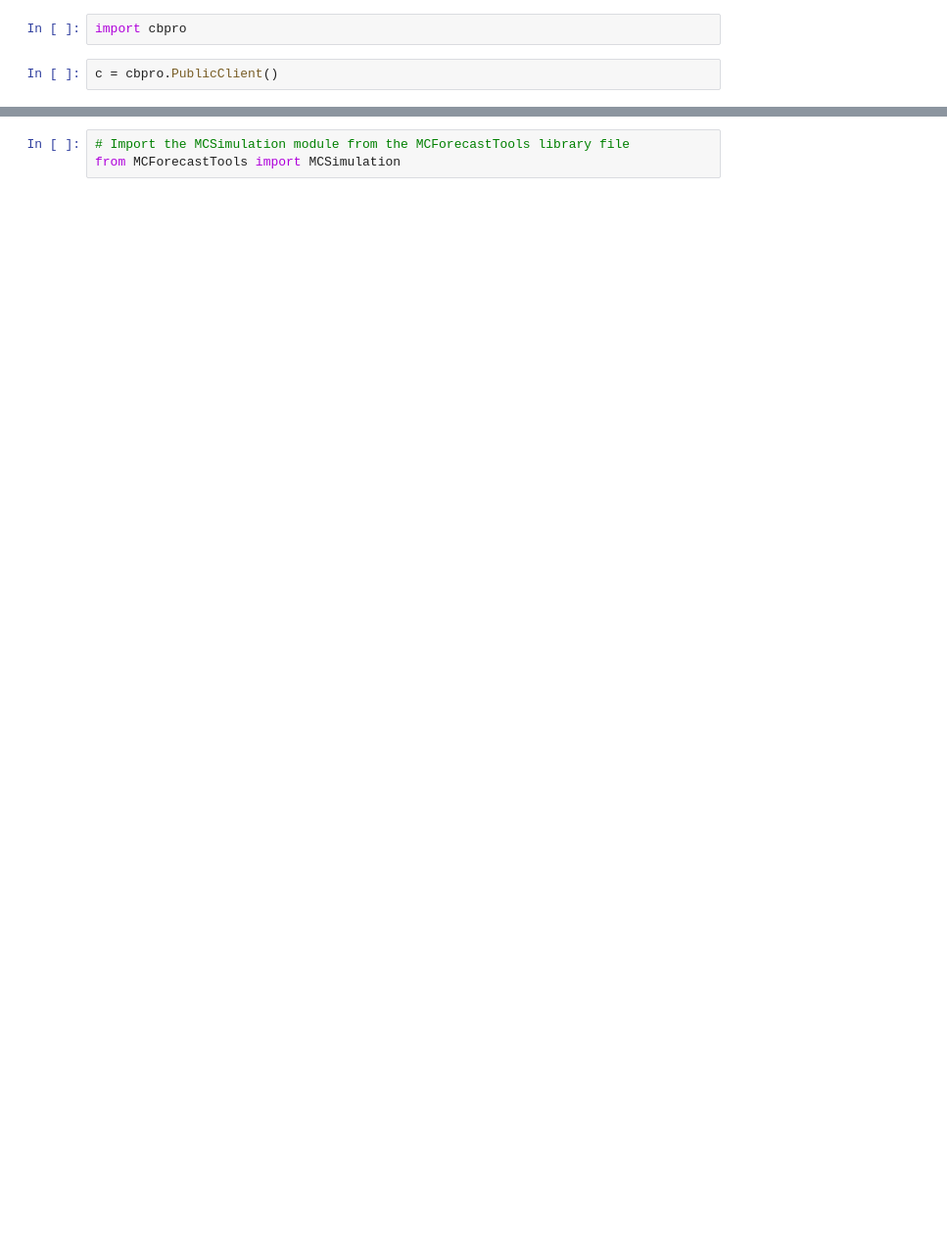
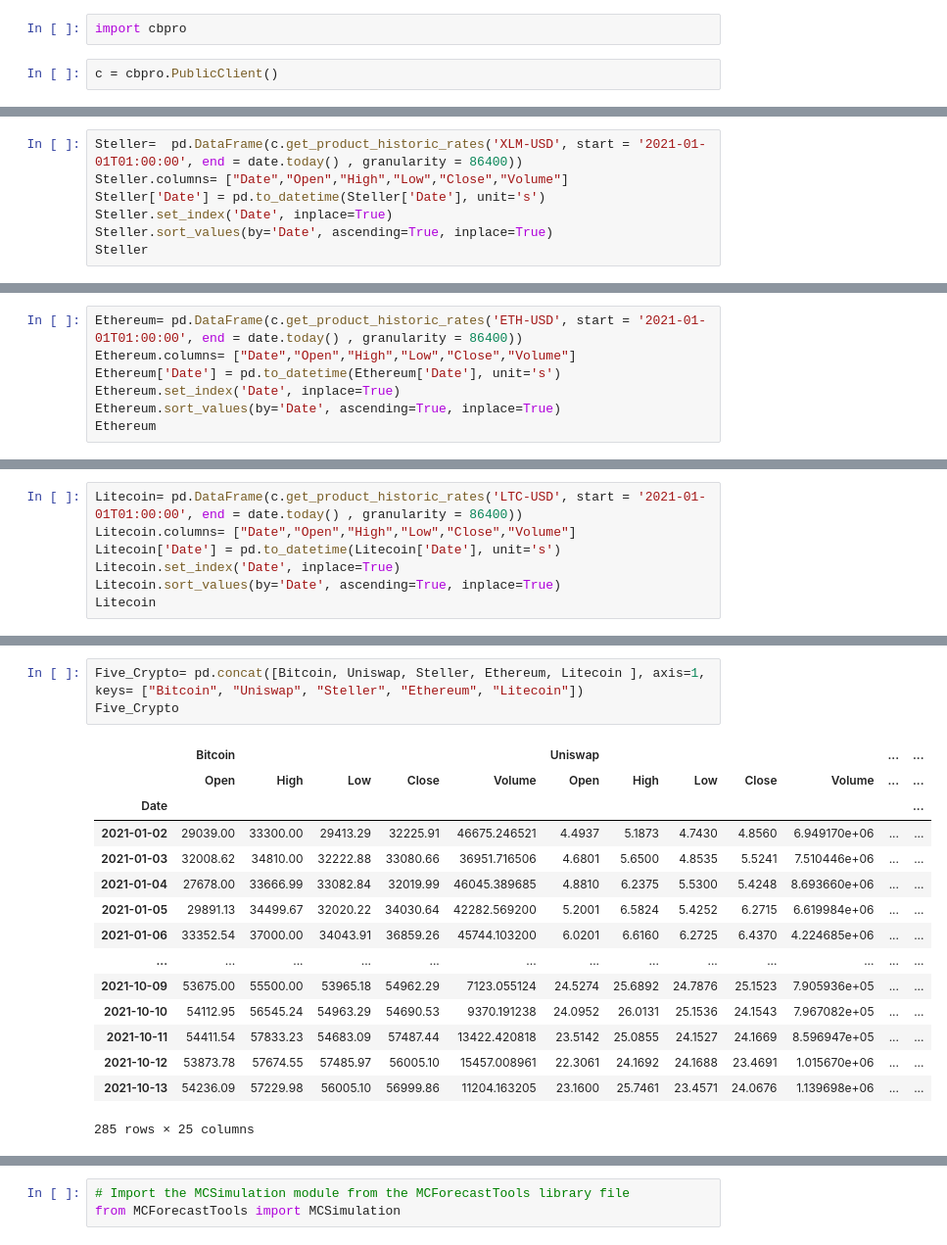
Before and after one commit to Swati-Subhadarshini/UWFinTech_Group3_Project1, a Jupyter notebook: Test_CBPRO.ipynb, the cells around one changed output, grey strips where cells are left out. Shown: that part at 98% size. Saved outputs shown, nothing was run; the diff lists cells and outputs as text; blank space fills up the shorter version.

```diff
--- a/Test_CBPRO.ipynb
+++ b/Test_CBPRO.ipynb
@@ -54,0 +55,7 @@ Cardano
+# %%
+Steller=  pd.DataFrame(c.get_product_historic_rates('XLM-USD', start = '2021-01-01T01:00:00', end = date.today() , granularity = 86400))
+Steller.columns= ["Date","Open","High","Low","Close","Volume"]
+Steller['Date'] = pd.to_datetime(Steller['Date'], unit='s')
+Steller.set_index('Date', inplace=True)
+Steller.sort_values(by='Date', ascending=True, inplace=True)
+Steller
@@ -54,0 +77,7 @@ Cardano
+# %%
+Ethereum= pd.DataFrame(c.get_product_historic_rates('ETH-USD', start = '2021-01-01T01:00:00', end = date.today() , granularity = 86400))
+Ethereum.columns= ["Date","Open","High","Low","Close","Volume"]
+Ethereum['Date'] = pd.to_datetime(Ethereum['Date'], unit='s')
+Ethereum.set_index('Date', inplace=True)
+Ethereum.sort_values(by='Date', ascending=True, inplace=True)
+Ethereum
@@ -54,0 +99,7 @@ Cardano
+# %%
+Litecoin= pd.DataFrame(c.get_product_historic_rates('LTC-USD', start = '2021-01-01T01:00:00', end = date.today() , granularity = 86400))
+Litecoin.columns= ["Date","Open","High","Low","Close","Volume"]
+Litecoin['Date'] = pd.to_datetime(Litecoin['Date'], unit='s')
+Litecoin.set_index('Date', inplace=True)
+Litecoin.sort_values(by='Date', ascending=True, inplace=True)
+Litecoin
@@ -54,0 +121,19 @@ Cardano
+# %%
+Five_Crypto= pd.concat([Bitcoin, Uniswap, Steller, Ethereum, Litecoin ], axis=1, keys= ["Bitcoin", "Uniswap", "Steller", "Ethereum", "Litecoin"])
+Five_Crypto
+# %% [output]
+|  | Bitcoin |  |  |  |  | Uniswap |  |  |  |  | ... | ... |
+|  | Open | High | Low | Close | Volume | Open | High | Low | Close | Volume | ... | ... |
+| Date |  |  |  |  |  |  |  |  |  |  |  | ... |
+| 2021-01-02 | 29039.00 | 33300.00 | 29413.29 | 32225.91 | 46675.246521 | 4.4937 | 5.1873 | 4.7430 | 4.8560 | 6.949170e+06 | ... | ... |
+| 2021-01-03 | 32008.62 | 34810.00 | 32222.88 | 33080.66 | 36951.716506 | 4.6801 | 5.6500 | 4.8535 | 5.5241 | 7.510446e+06 | ... | ... |
+| 2021-01-04 | 27678.00 | 33666.99 | 33082.84 | 32019.99 | 46045.389685 | 4.8810 | 6.2375 | 5.5300 | 5.4248 | 8.693660e+06 | ... | ... |
+| 2021-01-05 | 29891.13 | 34499.67 | 32020.22 | 34030.64 | 42282.569200 | 5.2001 | 6.5824 | 5.4252 | 6.2715 | 6.619984e+06 | ... | ... |
+| 2021-01-06 | 33352.54 | 37000.00 | 34043.91 | 36859.26 | 45744.103200 | 6.0201 | 6.6160 | 6.2725 | 6.4370 | 4.224685e+06 | ... | ... |
+| ... | ... | ... | ... | ... | ... | ... | ... | ... | ... | ... | ... | ... |
+| 2021-10-09 | 53675.00 | 55500.00 | 53965.18 | 54962.29 | 7123.055124 | 24.5274 | 25.6892 | 24.7876 | 25.1523 | 7.905936e+05 | ... | ... |
+| 2021-10-10 | 54112.95 | 56545.24 | 54963.29 | 54690.53 | 9370.191238 | 24.0952 | 26.0131 | 25.1536 | 24.1543 | 7.967082e+05 | ... | ... |
+| 2021-10-11 | 54411.54 | 57833.23 | 54683.09 | 57487.44 | 13422.420818 | 23.5142 | 25.0855 | 24.1527 | 24.1669 | 8.596947e+05 | ... | ... |
+| 2021-10-12 | 53873.78 | 57674.55 | 57485.97 | 56005.10 | 15457.008961 | 22.3061 | 24.1692 | 24.1688 | 23.4691 | 1.015670e+06 | ... | ... |
+| 2021-10-13 | 54236.09 | 57229.98 | 56005.10 | 56999.86 | 11204.163205 | 23.1600 | 25.7461 | 23.4571 | 24.0676 | 1.139698e+06 | ... | ... |
+285 rows × 25 columns
```
Also changed, not shown: parts of 25 cells of this notebook, 1 other file.
